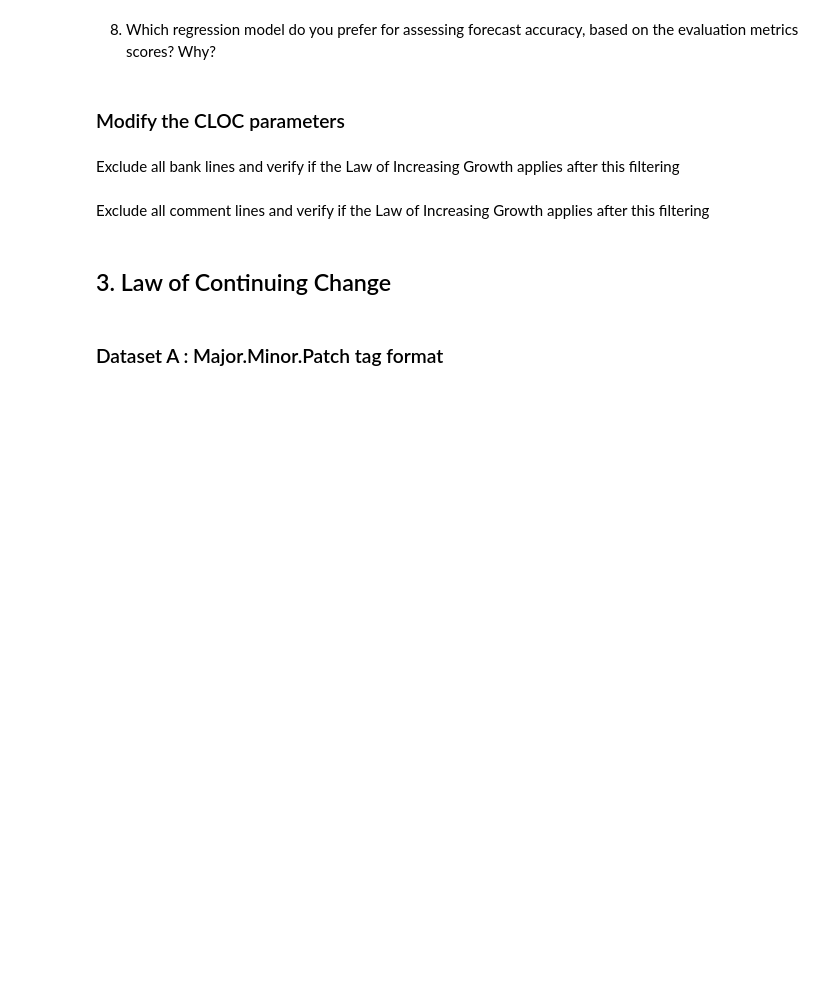
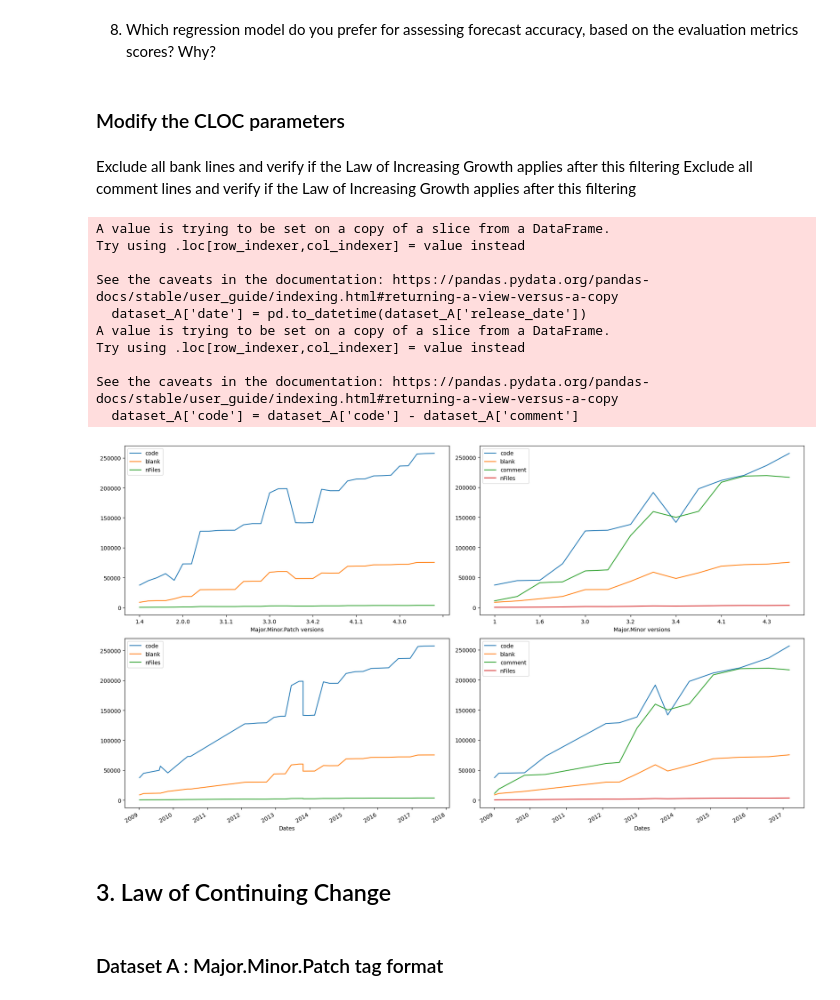
Before and after one commit to DanLoris/Software-Evolution-Practical-Lehmans-Laws, a Jupyter notebook: LawsSoftEvol_CodeCounting.ipynb, the cells around one changed output. Saved outputs shown, nothing was run; the diff lists cells and outputs as text; code cells hidden in the pictures; blank space fills up the shorter version.

Commit message:
Complete TP version 2

```diff
--- a/LawsSoftEvol_CodeCounting.ipynb
+++ b/LawsSoftEvol_CodeCounting.ipynb
@@ -444,7 +435,50 @@ dtype: float64
 ### Modify the CLOC parameters
 # %% [markdown]
 Exclude all bank lines and verify if the Law of Increasing Growth applies after this filtering
+Exclude all comment lines and verify if the Law of Increasing Growth applies after this filtering
 # %%
 # WRITE YOUR CODE HERE
+df = pd.read_csv('data/LawIncreasingGrowthDataset.csv')
+dataset_A = df[df["tag"].str.contains(r'^v?[0-9]+\.[0-9]+(\.[0-9]+)?$', regex=True)]
+dataset_B = dataset_A.copy()
+dataset_B["tag"] = dataset_B["tag"].str.replace(r'\.[0-9]$', '', regex=True)
+dataset_B.drop_duplicates(subset="tag", keep="first", inplace=True)
+
+dataset_A['date'] = pd.to_datetime(dataset_A['release_date'])
+dataset_B['date'] = pd.to_datetime(dataset_B['release_date'])
+
+# Remove comments from the code
+dataset_A['code'] = dataset_A['code'] - dataset_A['comment']
+dataset_B['code'] = dataset_B['code'] - dataset_B['comment']
+
+# Plotting code
+fig, axes = plt.subplots(2, 2, figsize=(18, 10))
+
+# Plot for major.minor.patch format
+dataset_A[['code', 'blank', 'nFiles', 'tag']].plot(x='tag', ax=axes[0, 0], legend=True)
+dataset_A[['code', 'blank', 'nFiles', 'date']].plot(x='date', ax=axes[1, 0], legend=True)
+
+axes[0, 0].set_xlabel('Major.Minor.Patch versions')
+axes[1, 0].set_xlabel('Dates')
+
+# Plot for major.minor format
+dataset_B[['code', 'blank', 'comment', 'nFiles', 'tag']].plot(x='tag', ax=axes[0, 1], legend=True)
+dataset_B[['code', 'blank', 'comment', 'nFiles', 'date']].plot(x='date', ax=axes[1, 1], legend=True)
+
+axes[0, 1].set_xlabel('Major.Minor versions')
+axes[1, 1].set_xlabel('Dates')
+
+plt.tight_layout()
+plt.show()
+# %% [output]
+A value is trying to be set on a copy of a slice from a DataFrame.
+Try using .loc[row_indexer,col_indexer] = value instead
+
+See the caveats in the documentation: https://pandas.pydata.org/pandas-docs/stable/user_guide/indexing.html#returning-a-view-versus-a-copy
+  dataset_A['date'] = pd.to_datetime(dataset_A['release_date'])
+A value is trying to be set on a copy of a slice from a DataFrame.
+Try using .loc[row_indexer,col_indexer] = value instead
+
+See the caveats in the documentation: https://pandas.pydata.org/pandas-docs/stable/user_guide/indexing.html#returning-a-view-versus-a-copy
+  dataset_A['code'] = dataset_A['code'] - dataset_A['comment']
+[figure, added]
-# %% [markdown]
-Exclude all comment lines and verify if the Law of Increasing Growth applies after this filtering
```
Also changed, not shown: parts of 10 cells of this notebook.
